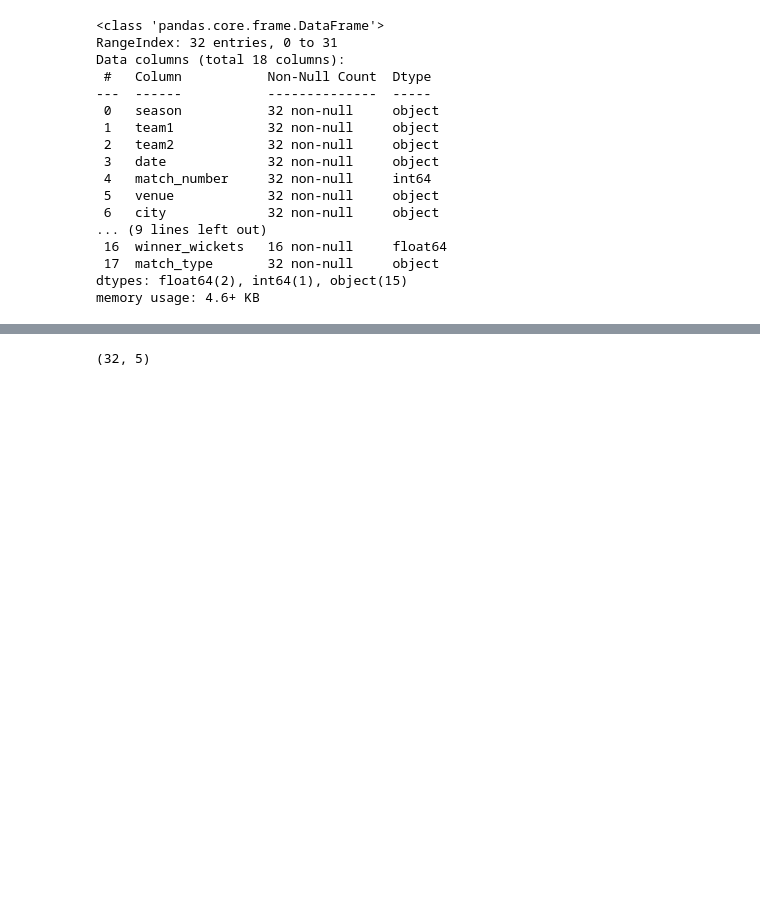
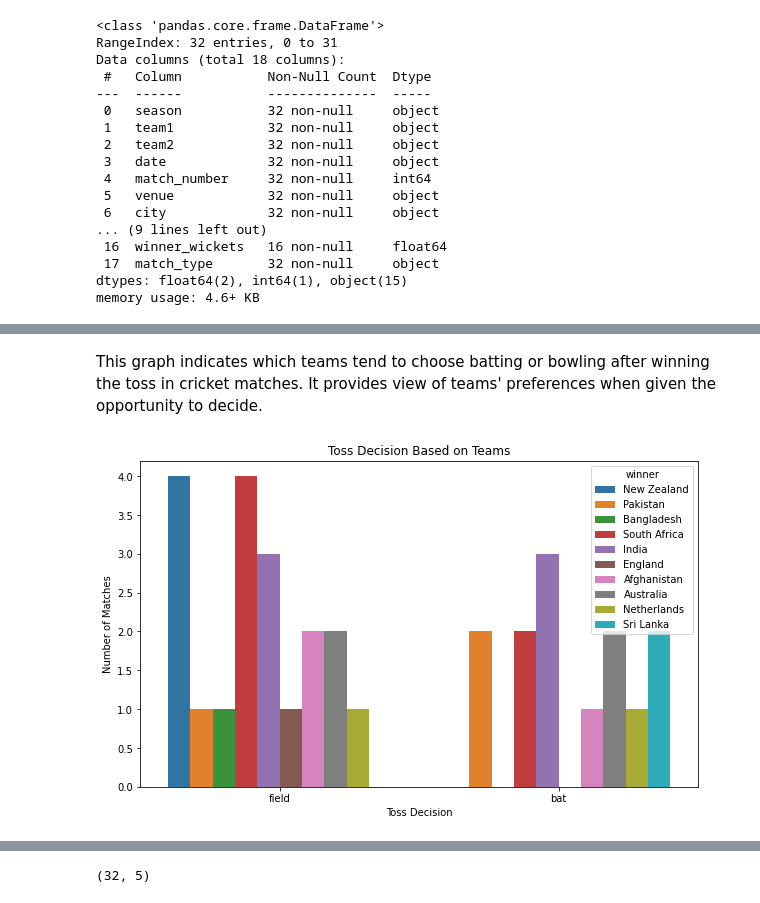
Before and after one commit to NancyPatel11/Data-Mining-Course-Project-3, a Jupyter notebook: code_files/toss_decision.ipynb, the cells around one changed output, grey strips where cells are left out. Cells and saved outputs as stored; diff of their text form; code cells hidden in the pictures; blank space fills up the shorter version.

```diff
--- a/code_files/toss_decision.ipynb
+++ b/code_files/toss_decision.ipynb
@@ -49,0 +84,11 @@ memory usage: 4.6+ KB
+# %% [markdown]
+This graph indicates which teams tend to choose batting or bowling after winning the toss in cricket matches. It provides view of teams' preferences when given the opportunity to decide.
+# %%
+plt.figure(figsize=(10, 6))
+sns.countplot(x='toss_decision', hue='winner', data=df)
+plt.title('Toss Decision Based on Teams')
+plt.xlabel('Toss Decision')
+plt.ylabel('Number of Matches')
+plt.show()
+# %% [output]
+[figure, added]
```
Also changed, not shown: parts of 21 cells of this notebook.
